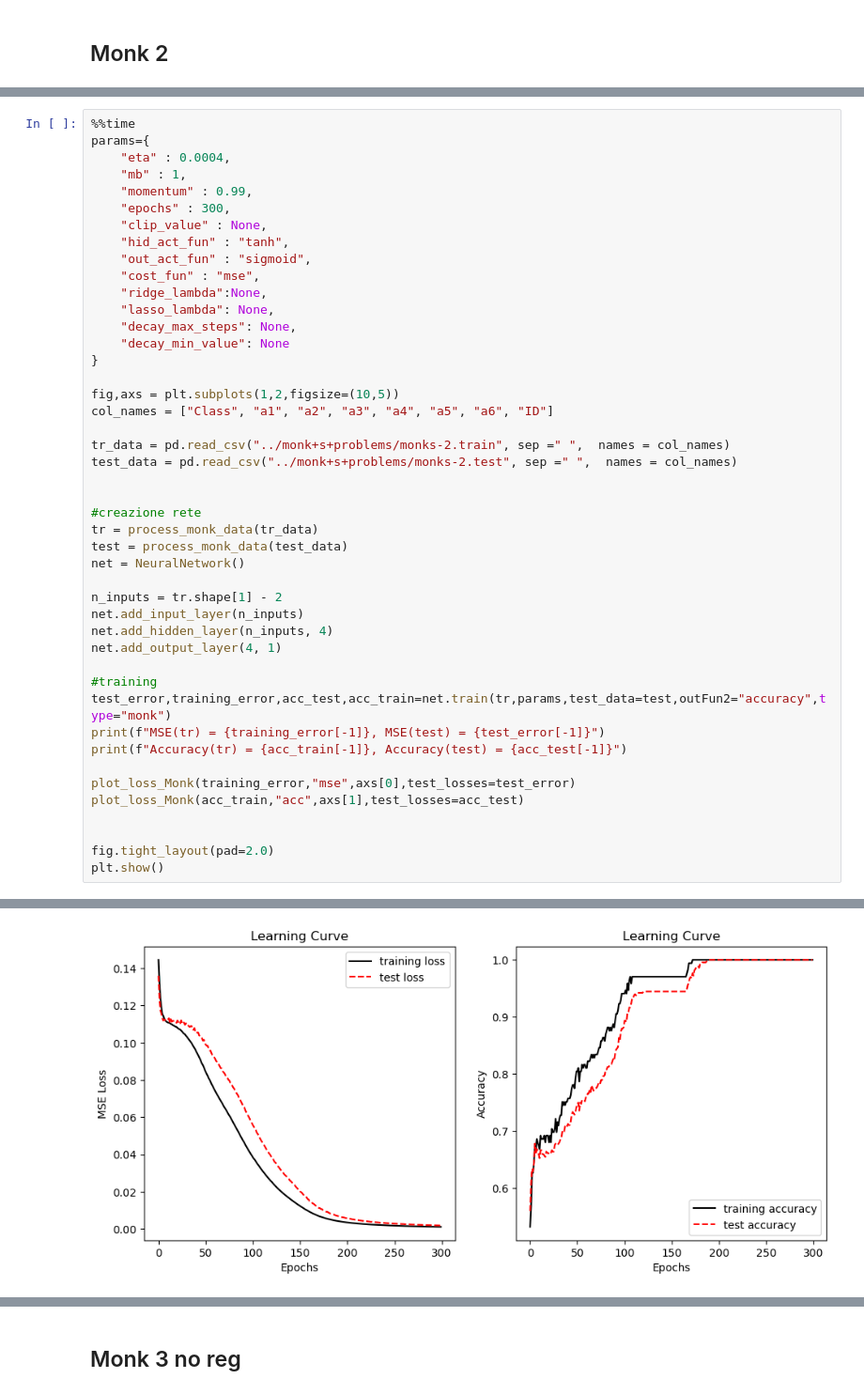
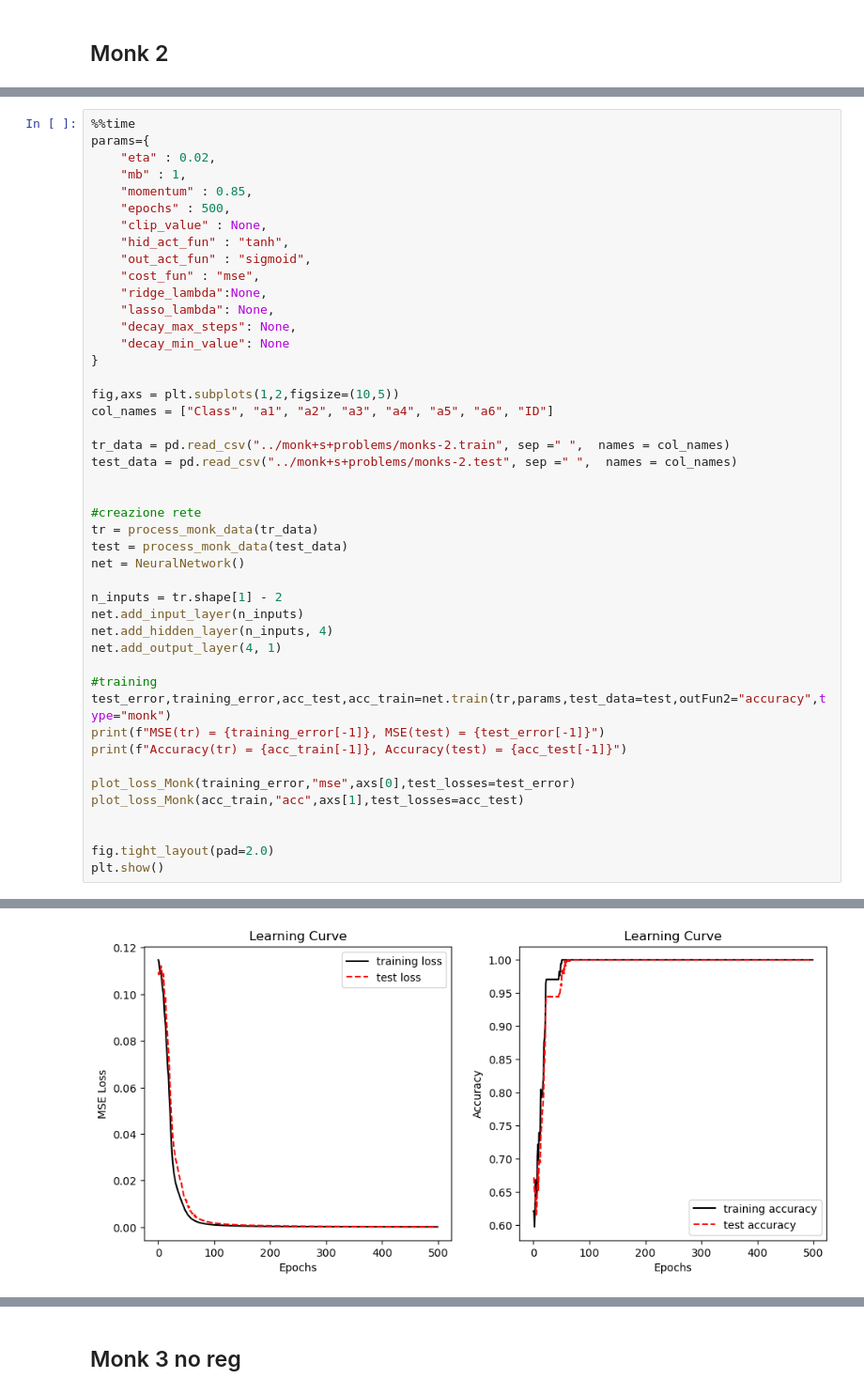
Before and after one commit to Nsivaa/ML, a Jupyter notebook: project/MONK_notebook.ipynb, the cells around one changed output, grey strips where cells are left out. Shown at 94% size. Drawn from its saved outputs; the diff is of its cells as text.

```diff
--- a/project/MONK_notebook.ipynb
+++ b/project/MONK_notebook.ipynb
@@ -209,10 +221,10 @@ Wall time: 18min 31s
 # %%
 %%time
 params={
-    "eta" : 0.0004,
+    "eta" : 0.02,
     "mb" : 1,
-    "momentum" : 0.99,
-    "epochs" : 300,
+    "momentum" : 0.85,
+    "epochs" : 500,
     "clip_value" : None,
     "hid_act_fun" : "tanh",
     "out_act_fun" : "sigmoid",
@@ -257,2 +268,2 @@ MSE(tr) = 0.0011574390976285779, MSE(test) = 0.0018770574422669448
 Accuracy(tr) = 1.0, Accuracy(test) = 1.0
-[figure, old version]
+[figure, new version]
```
Also changed, not shown: parts of 12 cells of this notebook.
